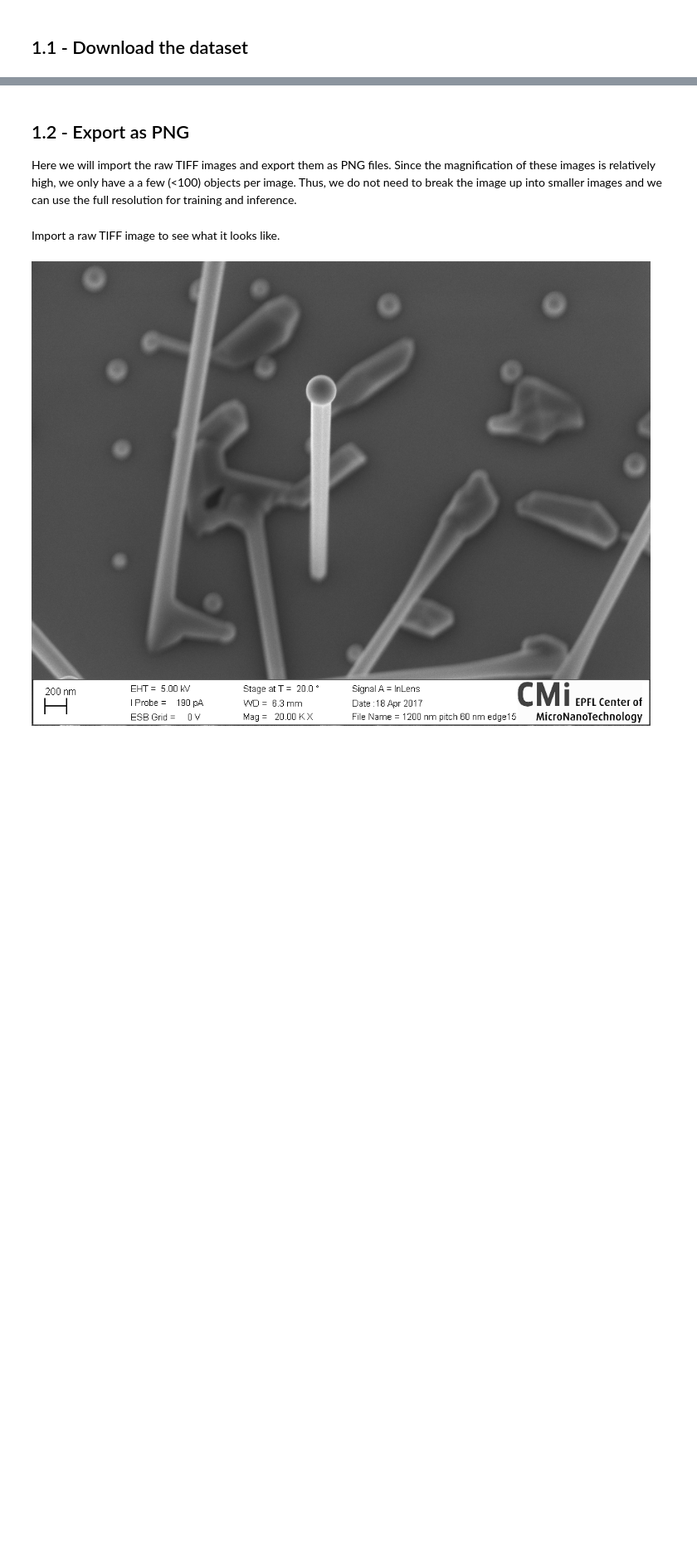
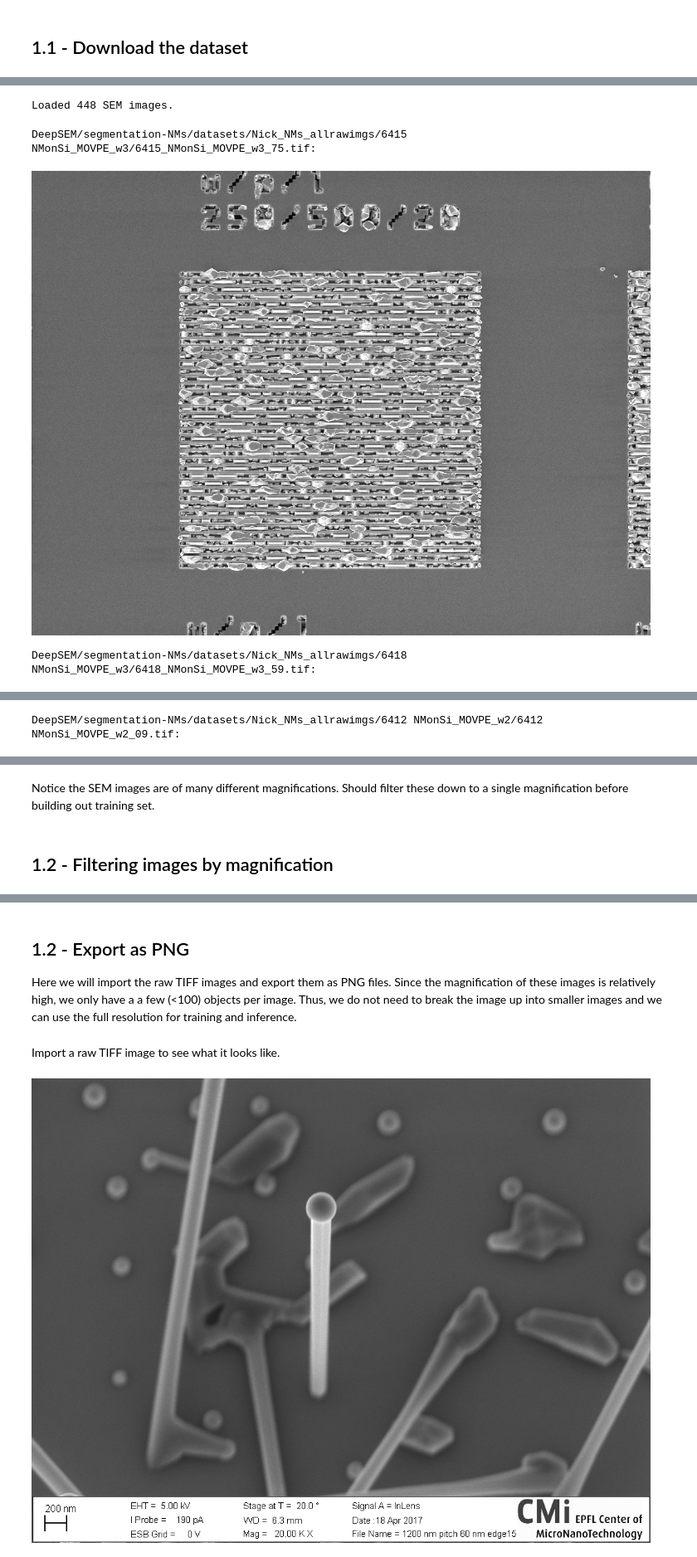
Before and after one commit to Martin09/DeepSEM, a Jupyter notebook: segmentation-NMs/1_nm_seg_image_prep.ipynb, the cells around one changed output, grey strips where cells are left out. Shown at 83% size. Cells and saved outputs as stored; diff of their text form; code cells hidden in the pictures; blank space fills up the shorter version.

```diff
--- a/segmentation-NMs/1_nm_seg_image_prep.ipynb
+++ b/segmentation-NMs/1_nm_seg_image_prep.ipynb
@@ -9,3 +16,12 @@ In this notebook we will:
+# %%
+# Define some paths that will be useful later
+root = Path('./DeepSEM/segmentation-NMs/')
+dataset_dir = root.joinpath('datasets')
+github_url = 'https://github.com/Martin09/' + str(root).replace('/','/trunk/')
+
+raw_zip = dataset_dir.joinpath('Nick_NMs_allrawimgs.zip')
+raw_dir = dataset_dir.joinpath(raw_zip.stem)
+out_dir = dataset_dir.joinpath('Nick_NMs_50kmag_png/')
 # %% [markdown]
 ## 1.1 - Download the dataset
 # %%
@@ -51,0 +92,16 @@ Saving to: ‘WJ_NWs_D1-17-02-17-C_rawtiffs.zip’
+# %%
+# Create a list of all TIFF files in the SEM image dataset
+in_files = list(raw_dir.rglob('*.tif'))
+print("Loaded {:.0f} SEM images.".format(len(in_files)))
+# %% [output]
+Loaded 448 SEM images.
+# %%
+# Sample and display a few of them to see what they look like
+for img_file in random.choices(in_files, k=3):
+    print(str(img_file) + ":")
+    im = cv2.imread(str(img_file), cv2.IMREAD_GRAYSCALE)
+    cv2_imshow(im)
+# %% [output]
+DeepSEM/segmentation-NMs/datasets/Nick_NMs_allrawimgs/6415 NMonSi_MOVPE_w3/6415_NMonSi_MOVPE_w3_75.tif:
+[figure, added]
+DeepSEM/segmentation-NMs/datasets/Nick_NMs_allrawimgs/6418 NMonSi_MOVPE_w3/6418_NMonSi_MOVPE_w3_59.tif:
@@ -51,0 +109 @@ Saving to: ‘WJ_NWs_D1-17-02-17-C_rawtiffs.zip’
+DeepSEM/segmentation-NMs/datasets/Nick_NMs_allrawimgs/6412 NMonSi_MOVPE_w2/6412 NMonSi_MOVPE_w2_09.tif:
@@ -51,0 +111,4 @@ Saving to: ‘WJ_NWs_D1-17-02-17-C_rawtiffs.zip’
+# %% [markdown]
+Notice the SEM images are of many different magnifications. Should filter these down to a single magnification before building out training set.
+# %% [markdown]
+## 1.2 - Filtering images by magnification
```
Also changed, not shown: parts of 9 cells of this notebook.
